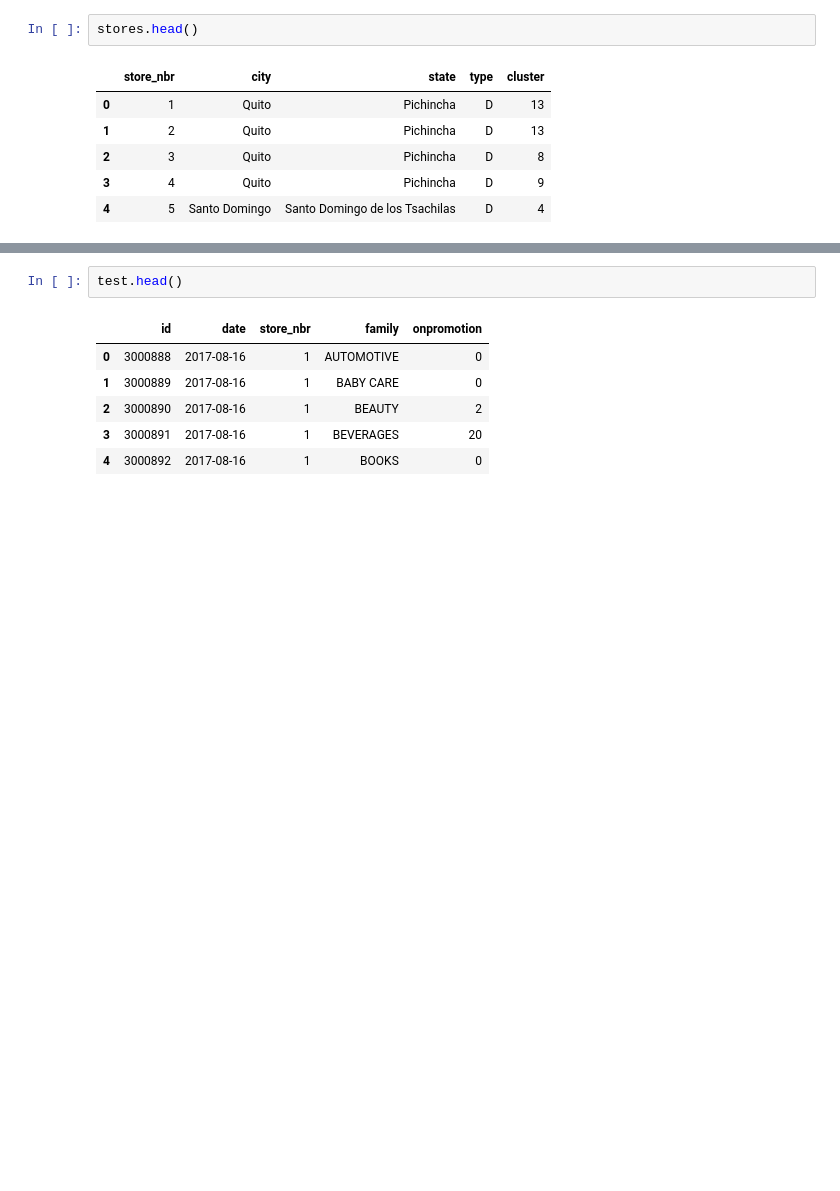
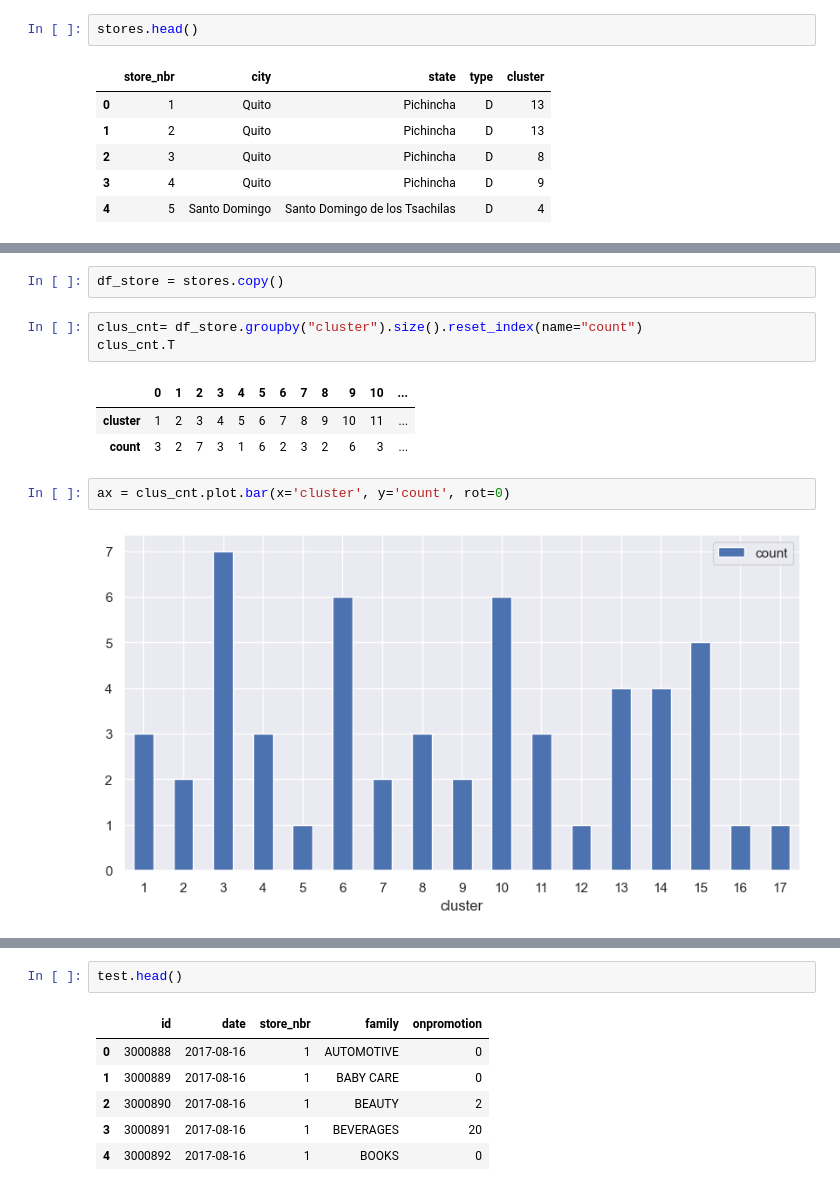
Before and after one commit to codedzifa/Regression-Project, a Jupyter notebook: Regression.ipynb, the cells around one changed output, grey strips where cells are left out. Drawn from its saved outputs; the diff is of its cells as text; blank space fills up the shorter version.

```diff
--- a/Regression.ipynb
+++ b/Regression.ipynb
@@ -304,0 +336,13 @@ stores.head()
+# %%
+df_store = stores.copy()
+# %%
+clus_cnt= df_store.groupby("cluster").size().reset_index(name="count")
+clus_cnt.T
+# %% [output]
+|  | 0 | 1 | 2 | 3 | 4 | 5 | 6 | 7 | 8 | 9 | 10 | ... |
+| cluster | 1 | 2 | 3 | 4 | 5 | 6 | 7 | 8 | 9 | 10 | 11 | ... |
+| count | 3 | 2 | 7 | 3 | 1 | 6 | 2 | 3 | 2 | 6 | 3 | ... |
+# %%
+ax = clus_cnt.plot.bar(x='cluster', y='count', rot=0)
+# %% [output]
+[figure, added]
```
Also changed, not shown: parts of 16 cells of this notebook.
